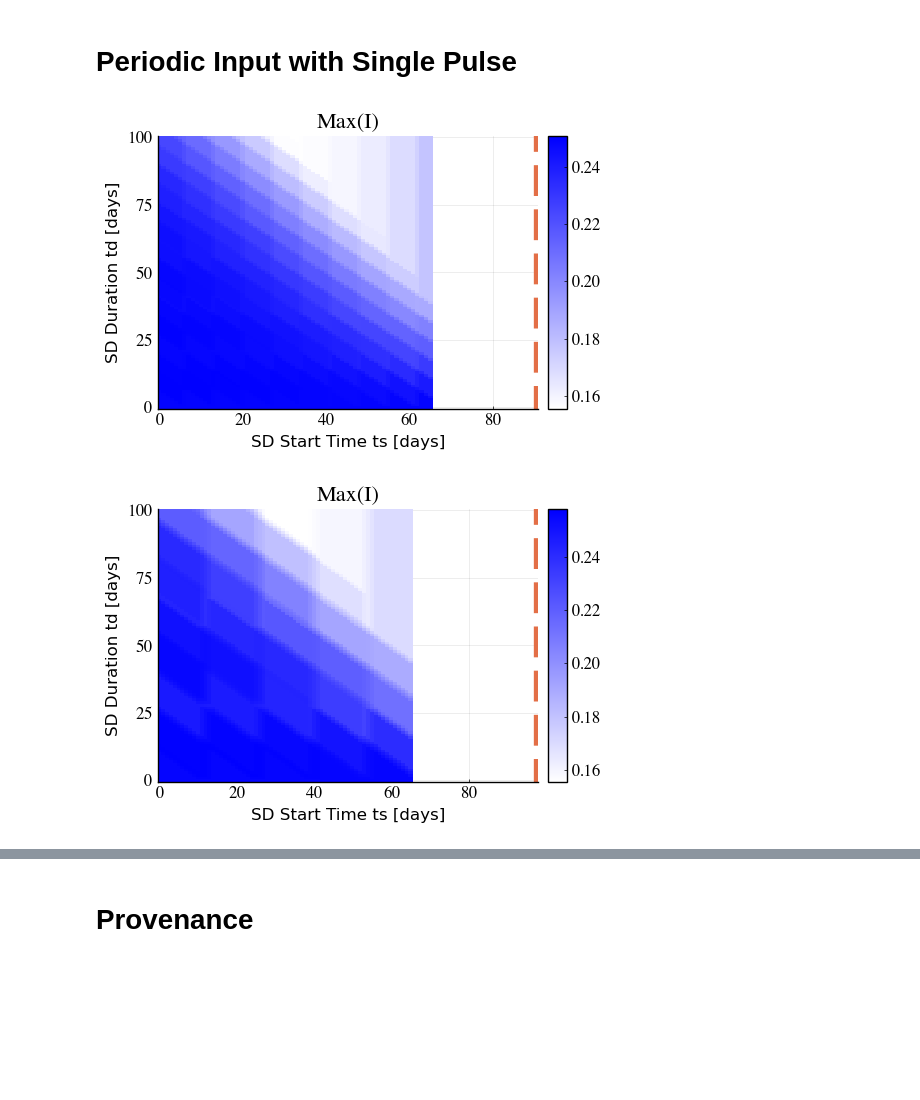
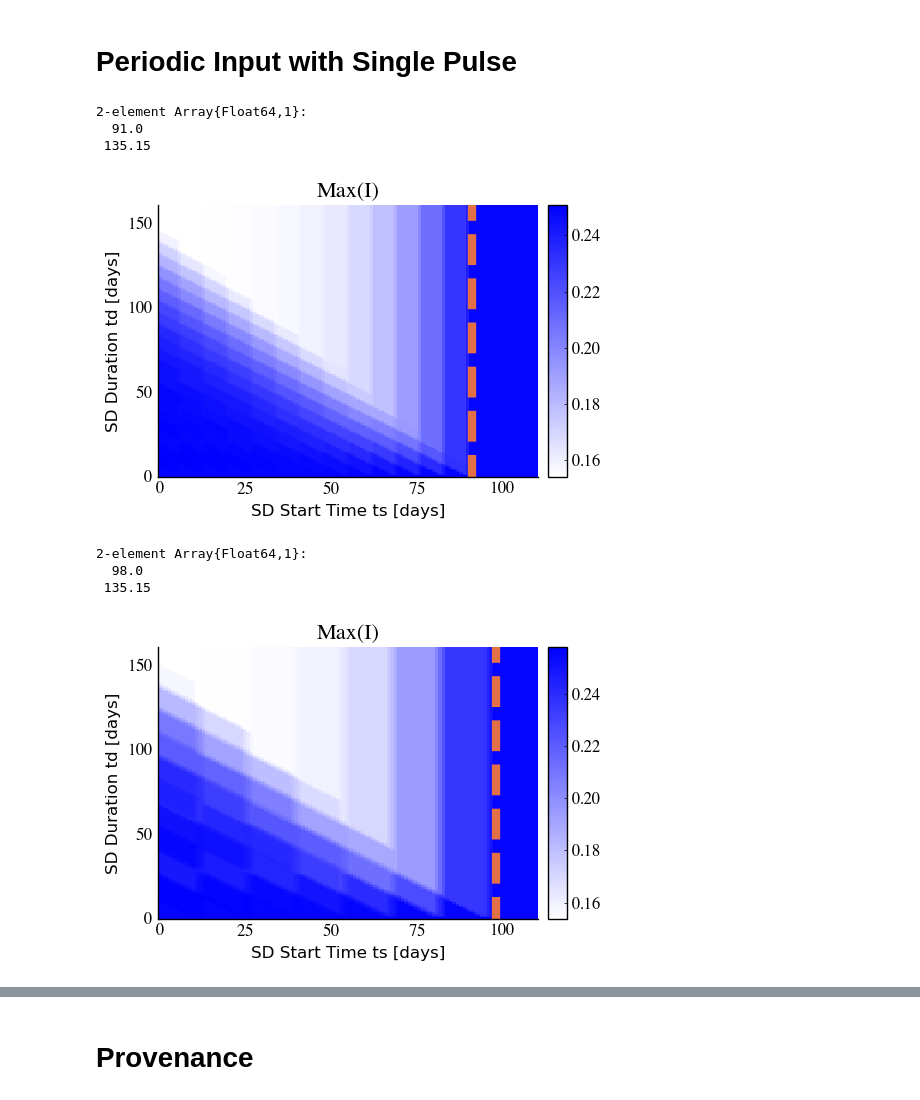
Before and after one commit to sontaglab/epidemics, a Jupyter notebook: notebooks/Periodic.ipynb, the cells around one changed output, grey strips where cells are left out. Cells and saved outputs as stored; diff of their text form; code cells hidden in the pictures; blank space fills up the shorter version.

Commit message:
Periodic Combination Updates

```diff
--- a/notebooks/Periodic.ipynb
+++ b/notebooks/Periodic.ipynb
@@ -41,2 +41,11 @@ spinput(t, ts, td, r, T) = if (t-ts>0 && t-ts-td<0) 1
 # %% [output]
 spinput (generic function with 1 method)
+# %%
+t = 0:0.01:70
+ts, td, T, r = [14, 28, 7, 5/7]
+
+plot(t, pinput.(t, r, T), linewidth=4, label="Periodic")
+plot!(t, spinput.(t, ts, td, r, T), linewidth=4
+    , label="Periodic and Single Interval", linestyle=:dash)
+plot!(t, sinput.(t,ts,td), linewidth=4
+    , label="Single Interval", linestyle=:dot)
@@ -116,68 +127,79 @@ end
 mainT, mainr, ts, td = [7., 5/7, 0, 5]
 gamma, beta, betad = [0.05, 0.2, 0.1]
 bdiff = beta-betad
 tspan = (0.0, 1e3)
 u0 = [1-1e-3, 1e-3, 0.]
 p  = [beta, bdiff, gamma, ts, td, mainr, mainT]
 
+p[4:5] = [0, 0]
+prob  = ODEProblem(SIR2, u0, tspan, p)
+sol   = solve(prob, alg, reltol=1e-8, abstol=1e-8, saveat=1e-2)
+timen = sol.t[argmax(sol[2,:])] # time of the peak
+p[4:5] = [0, 1e3]
+prob  = ODEProblem(SIR2, u0, tspan, p)
+sol   = solve(prob, alg, reltol=1e-8, abstol=1e-8, saveat=1e-2)
+timed = sol.t[argmax(sol[2,:])] # time of the peak
+
+display([timen, timed])
+
 # range of the quarantine starting time and duration
-Trng = 0:100
-trng = 0:65
+Trng = 0:160
+trng = 0:110
 data = zeros(size(Trng,1), size(trng,1))
 time = data
 
-# ode solver
-alg = BS3()
 
-p[4:5] = [0, 0]
-prob  = ODEProblem(SIR2, u0, tspan, p)
-sol   = solve(prob, alg, reltol=1e-8, abstol=1e-8)
-timen = sol.t[argmax(sol[2,:])] # time of the peak
 
 for i = 1:size(Trng,1)
     for j = 1:size(trng,1)
         # solve the ode problem
         p[4:5] = [trng[j], Trng[i]]
         prob = ODEProblem(SIR2, u0, tspan, p)
-        sol  = solve(prob, alg, reltol=1e-8, abstol=1e-8)
+        sol  = solve(prob, alg, reltol=1e-8, abstol=1e-8, saveat=0.1)
         data[i,j] = maximum(sol[2,:])
     end
 end
 
 p1 = heatmap(trng, Trng, data,c=cgrad([:white, :blue]),
     xlabel="SD Start Time ts [days]", ylabel="SD Duration td [days]",
     title="Max(I)")
 p1 = plot!(p1, [Int(round(timen))], seriestype="vline", line=:dash, linewidth=6, legend=:false)
 p1 = bplot(p1, 16)
+
 savefig(p1, "figures/SIRsp_heatmap.png")
 savefig(p1, "figures/SIRsp_heatmap.svg")
 # %% [output]
+2-element Array{Float64,1}:
+  91.0
+ 135.15
-[figure, old version]
+[figure, new version]
 # %%
 # define key parameters
-mainT, mainr, ts, td = [14., 5/7, 0, 5]
+mainT, mainr, ts, td = [14., 5/7, 0, 0]
 p  = [beta, bdiff, gamma, ts, td, mainr, mainT]
 
 # range of the quarantine starting time and duration
-Trng = 0:100
-trng = 0:65
+Trng = 0:160
+trng = 0:110
 data = zeros(size(Trng,1), size(trng,1))
 time = data
 
-# ode solver
-alg = BS3()
+prob  = ODEProblem(SIR2, u0, tspan, p)
+sol   = solve(prob, alg, reltol=1e-8, abstol=1e-8, saveat=1e-2)
+timen = sol.t[argmax(sol[2,:])] # time of the peak
+p[4:5] = [0, 1e3]
+prob  = ODEProblem(SIR2, u0, tspan, p)
+sol   = solve(prob, alg, reltol=1e-8, abstol=1e-8, saveat=1e-2)
+timed = sol.t[argmax(sol[2,:])] # time of the peak
 
-p[4:5] = [0, 0]
-prob  = ODEProblem(SIR2, u0, tspan, p)
-sol   = solve(prob, alg, reltol=1e-8, abstol=1e-8)
-timen = sol.t[argmax(sol[2,:])] # time of the peak
+display([timen, timed])
 
 for i = 1:size(Trng,1)
     for j = 1:size(trng,1)
         # solve the ode problem
         p[4:5] = [trng[j], Trng[i]]
         prob = ODEProblem(SIR2, u0, tspan, p)
-        sol  = solve(prob, alg, reltol=1e-8, abstol=1e-8)
+        sol  = solve(prob, alg, reltol=1e-8, abstol=1e-8, saveat=0.1)
         data[i,j] = maximum(sol[2,:])
     end
 end
@@ -190,6 +212,9 @@ p2 = bplot(p2, 16)
 savefig(p2, "figures/SIRsp_heatmap2.png")
 savefig(p2, "figures/SIRsp_heatmap2.svg")
 # %% [output]
+2-element Array{Float64,1}:
+  98.0
+ 135.15
-[figure, old version]
+[figure, new version]
 # %%
 # define key parameters
```
Also changed, not shown: parts of 7 cells of this notebook, 19 other files.
